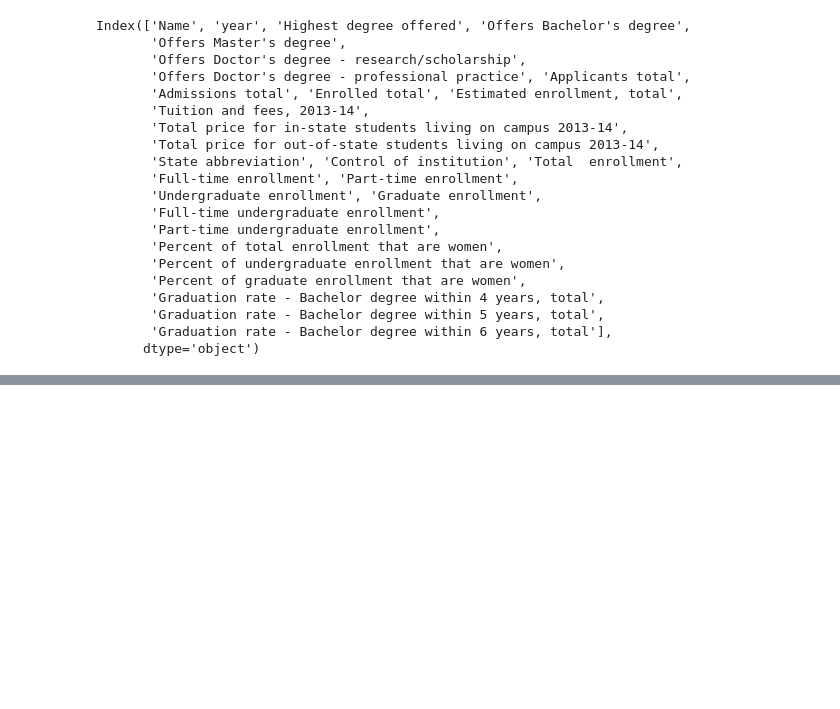
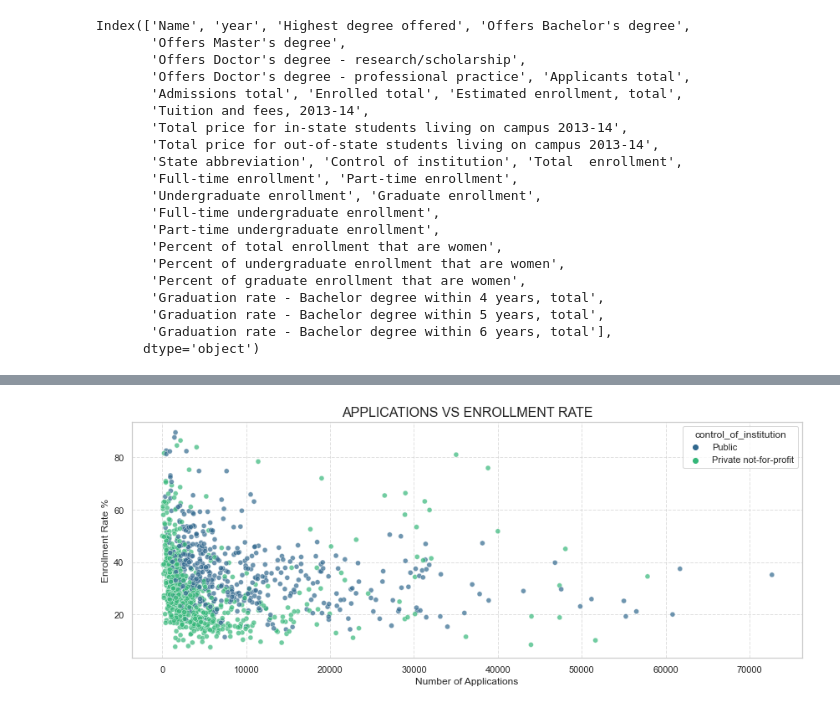
Before and after one commit to rohitgulve/IPEDS-Data-Analysis, a Jupyter notebook: IPED Data Analysis.ipynb, the cells around one changed output, grey strips where cells are left out. Saved outputs shown, nothing was run; the diff lists cells and outputs as text; code cells hidden in the pictures; blank space fills up the shorter version.

```diff
--- a/IPED Data Analysis.ipynb
+++ b/IPED Data Analysis.ipynb
@@ -409,4 +510,8 @@ Fail to reject the null hypothesis - There is no significant difference in gradu
 # %%
-df_IPED_cleaned['enrollment_rate']=(df_IPED_cleaned['Enrolled total']/df_IPED_cleaned['Admissions total']*100).round(2)
+# Calculate enrollment rate as a percentage and round to 2 decimal places
+df_IPED_cleaned['enrollment_rate'] = (
+    (df_IPED_cleaned['enrolled_total'] / df_IPED_cleaned['admissions_total']) * 100
+).round(2)
+
 df_IPED_cleaned.head(2)
 # %% [output]
@@ -421,0 +522,5 @@ See the caveats in the documentation: https://pandas.pydata.org/pandas-docs/stab
+# %%
+# Calculate acceptance rate as a percentage and round to 2 decimal places
+df_IPED_cleaned['acceptance_rate'] = (
+    (df_IPED_cleaned['admissions_total'] / df_IPED_cleaned['applicants_total']) * 100
+).round(2)
@@ -422,3 +537,35 @@ See the caveats in the documentation: https://pandas.pydata.org/pandas-docs/stab
+# %%
+import matplotlib.pyplot as plt
+import seaborn as sns
+
+# Set the figure size
+plt.figure(figsize=(12, 5))
+
+# Create the scatter plot
+sns.scatterplot(
+    x='applicants_total',
+    y='enrollment_rate',
+    data=df_IPED_cleaned,  # Ensure you're using the correct DataFrame
+    hue='control_of_institution',  # Optional: Add color based on institution type
+    palette='viridis',  # Optional: Use a nice color palette
+    alpha=0.7  # Optional: Add transparency to points
+)
+
+# Add title and labels
+plt.title('APPLICATIONS VS ENROLLMENT RATE', fontsize=16)
+plt.ylabel('Enrollment Rate %', fontsize=12)
+plt.xlabel('Number of Applications', fontsize=12)
+
+# Add grid for better readability
+plt.grid(True, linestyle='--', alpha=0.6)
+
+# Adjust layout to prevent overlap
+plt.tight_layout()
+
+# Show the plot
+plt.show()
+# %% [output]
+[figure, added]
 # %%
 df_IPED_cleaned.to_csv('IPED_cleaned_data_1.csv', index=False)
 # %%
```
Also changed, not shown: parts of 17 cells of this notebook, 1 other file.
